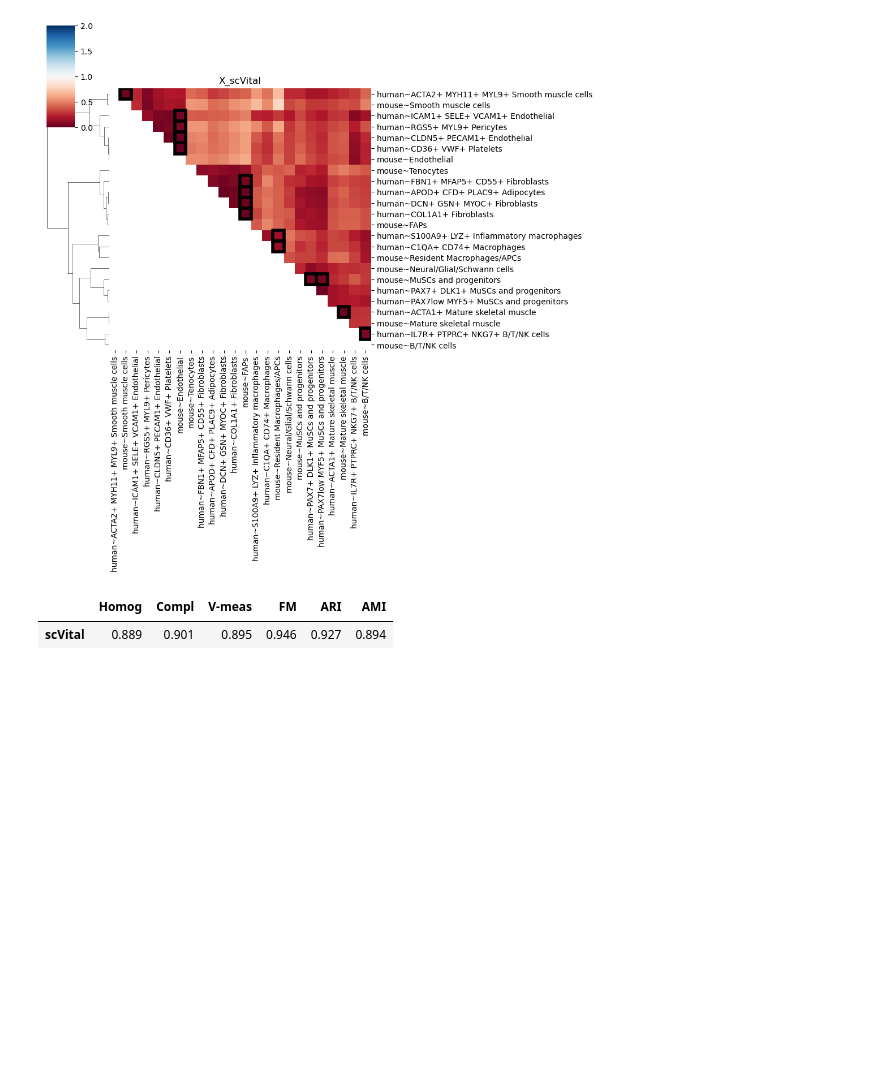
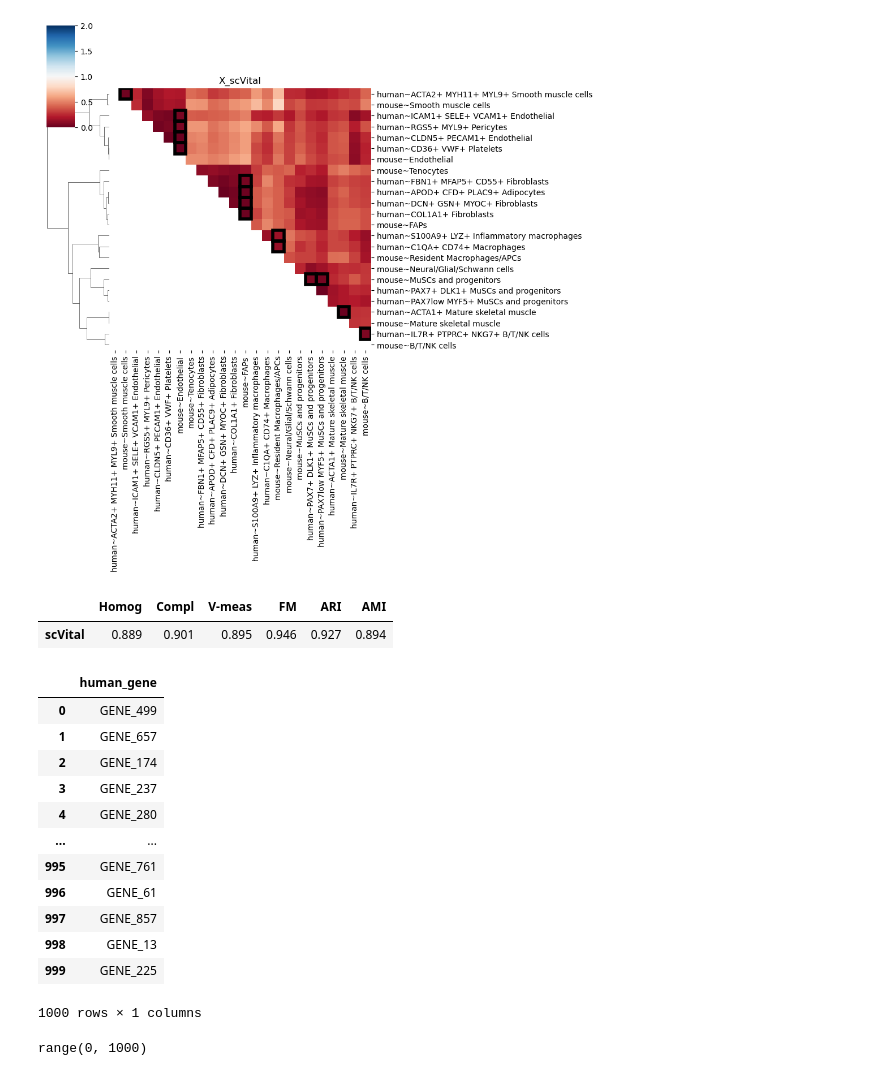
Before and after one commit to j-rub/scVital, a Jupyter notebook: vignettes/tutorial.ipynb, the cells around one changed output. Drawn from its saved outputs; the diff is of its cells as text; code cells hidden in the pictures; blank space fills up the shorter version.

```diff
--- a/vignettes/tutorial.ipynb
+++ b/vignettes/tutorial.ipynb
@@ -667,0 +670,25 @@ getClusterMetricDF(adata.obs.anno, adata.obs.scVitalModel, "scVital")
+# %%
+genes = list(set([f"GENE_{i}" for i in range(1000)]))
+data = {
+            'human_gene': genes,
+            'human_gene': genes
+        }
+pd.DataFrame(data)
+# %% [output]
+|  | human_gene |
+| 0 | GENE_499 |
+| 1 | GENE_657 |
+| 2 | GENE_174 |
+| 3 | GENE_237 |
+| 4 | GENE_280 |
+| ... | ... |
+| 995 | GENE_761 |
+| 996 | GENE_61 |
+| 997 | GENE_857 |
+| 998 | GENE_13 |
+| 999 | GENE_225 |
+1000 rows × 1 columns
+# %%
+range(1000)
+# %% [output]
+range(0, 1000)
```
Also changed, not shown: parts of 1 cell of this notebook, 3 other files.
